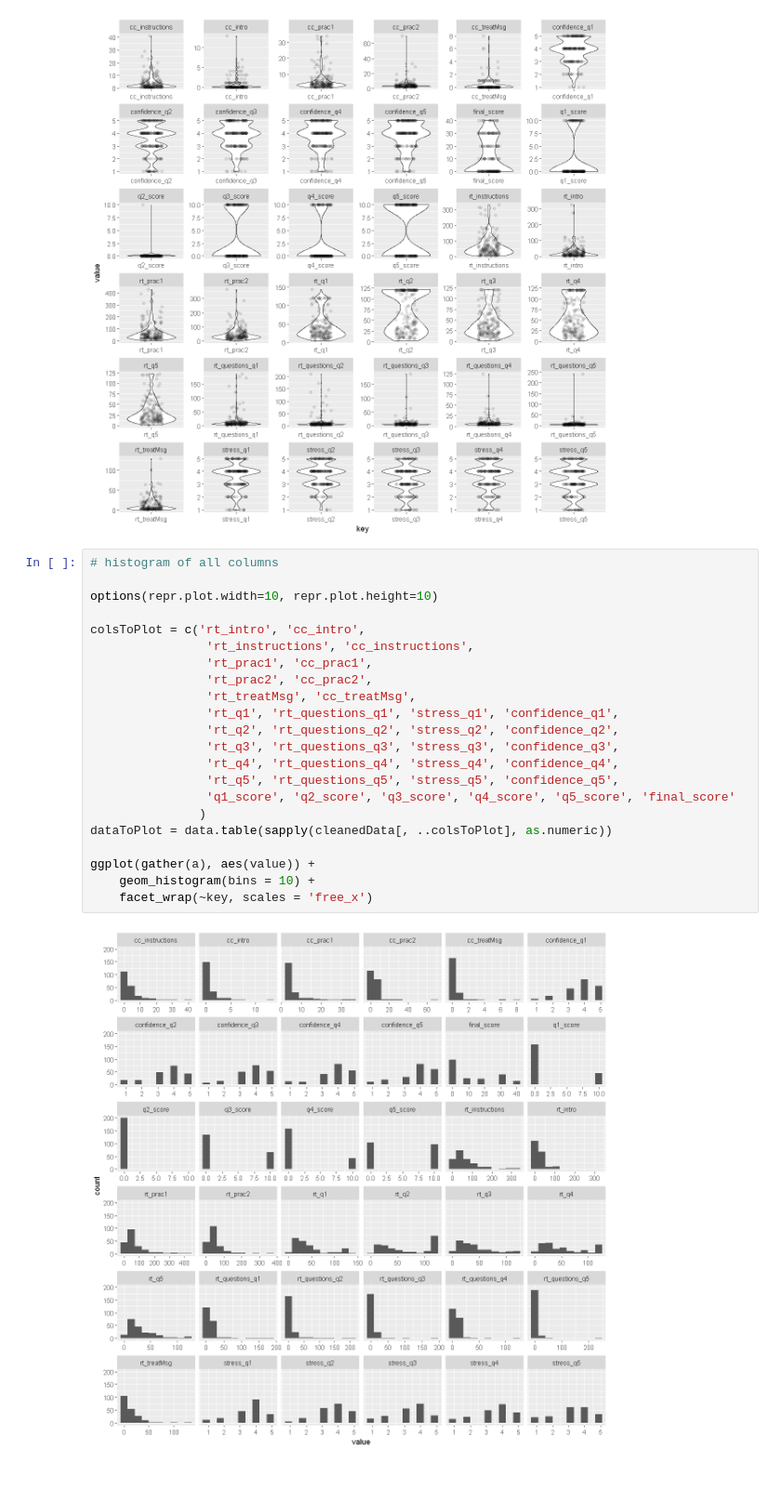
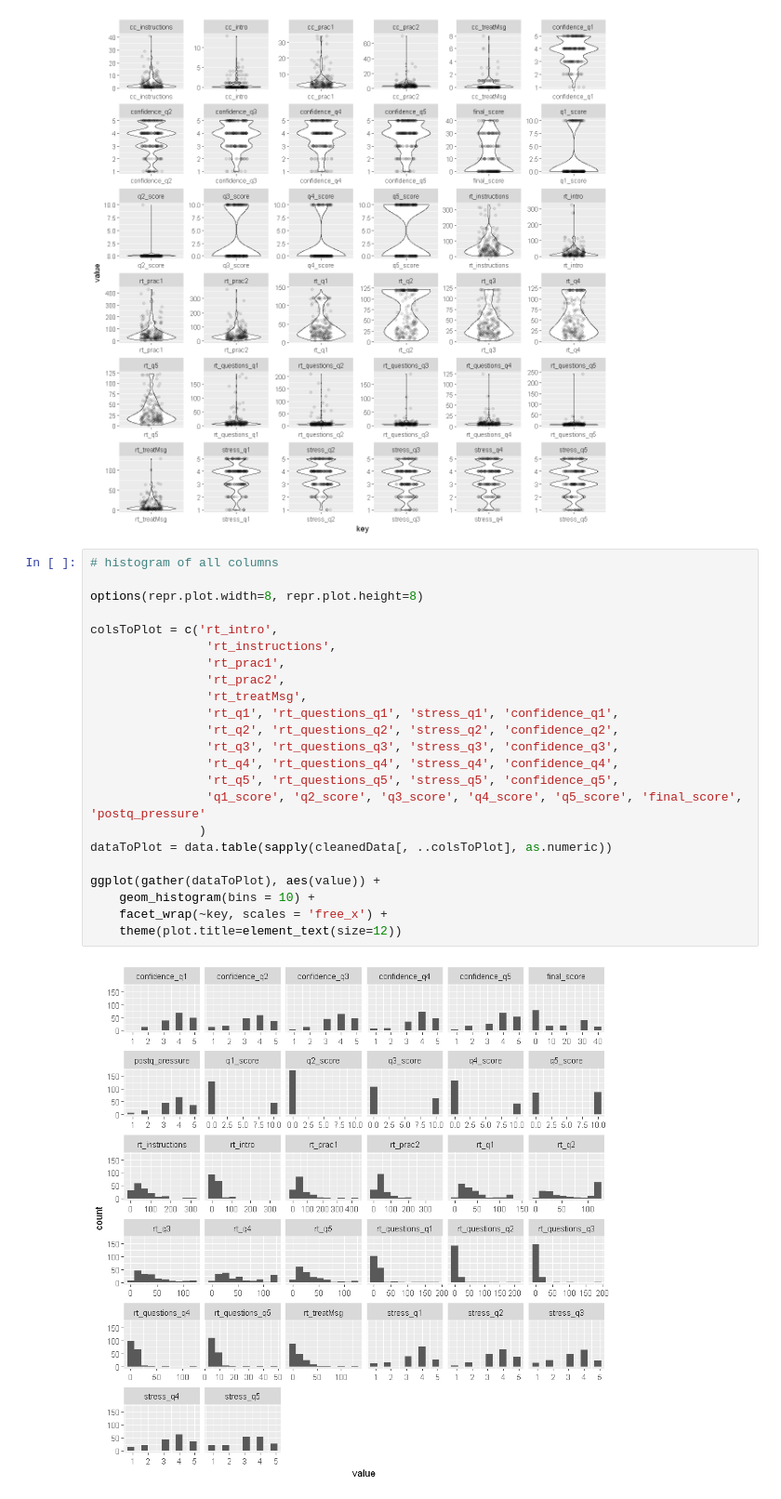
Before and after one commit to zhum01/W241-Make-18-Experiment, a Jupyter notebook: W241_Final_Project_Notebook.ipynb, the cells around one changed output. Shown at 93% size. Drawn from its saved outputs; the diff is of its cells as text.

```diff
--- a/W241_Final_Project_EDA.ipynb
+++ b/W241_Final_Project_Notebook.ipynb
@@ -515,24 +577,25 @@ ggplot(gather(a), aes(x=key,y=value)) +
 # %%
 # histogram of all columns
 
-options(repr.plot.width=10, repr.plot.height=10)
+options(repr.plot.width=8, repr.plot.height=8)
 
-colsToPlot = c('rt_intro', 'cc_intro',
-                'rt_instructions', 'cc_instructions',
-                'rt_prac1', 'cc_prac1',
-                'rt_prac2', 'cc_prac2',
-                'rt_treatMsg', 'cc_treatMsg',
+colsToPlot = c('rt_intro',
+                'rt_instructions',
+                'rt_prac1',
+                'rt_prac2',
+                'rt_treatMsg',
                 'rt_q1', 'rt_questions_q1', 'stress_q1', 'confidence_q1',
                 'rt_q2', 'rt_questions_q2', 'stress_q2', 'confidence_q2',
                 'rt_q3', 'rt_questions_q3', 'stress_q3', 'confidence_q3',
                 'rt_q4', 'rt_questions_q4', 'stress_q4', 'confidence_q4',
                 'rt_q5', 'rt_questions_q5', 'stress_q5', 'confidence_q5',
-                'q1_score', 'q2_score', 'q3_score', 'q4_score', 'q5_score', 'final_score'
+                'q1_score', 'q2_score', 'q3_score', 'q4_score', 'q5_score', 'final_score', 'postq_pressure'
                )
 dataToPlot = data.table(sapply(cleanedData[, ..colsToPlot], as.numeric))
 
-ggplot(gather(a), aes(value)) +
+ggplot(gather(dataToPlot), aes(value)) +
     geom_histogram(bins = 10) +
-    facet_wrap(~key, scales = 'free_x')
+    facet_wrap(~key, scales = 'free_x') +
+    theme(plot.title=element_text(size=12))
 # %% [output]
-[figure, old version]
+[figure, new version]
```
Also changed, not shown: parts of 27 cells of this notebook.
